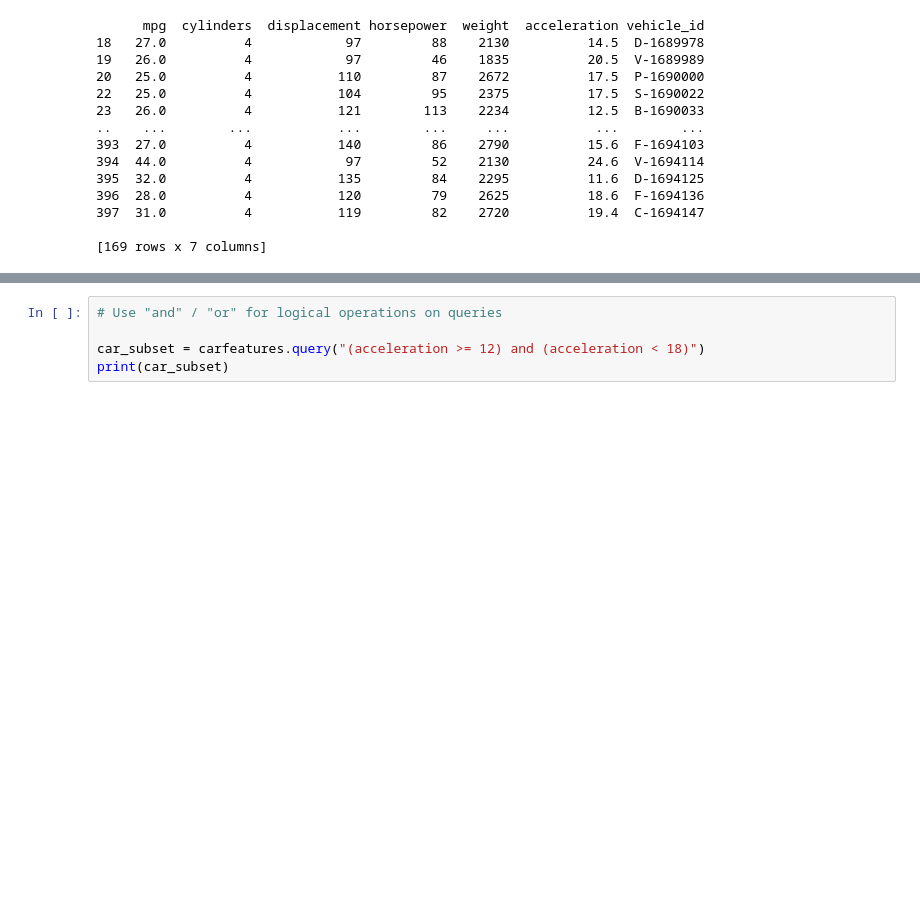
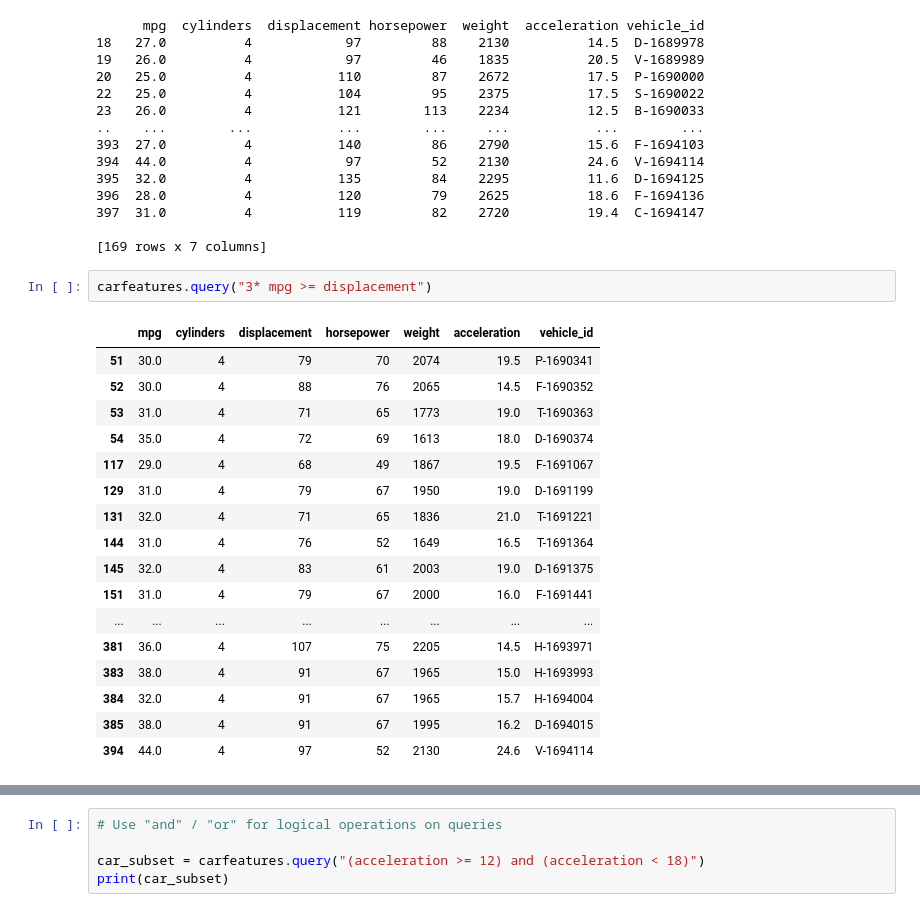
Before and after one commit to inisokoya/datasci151fall2026, a Jupyter notebook: lecture_08_pandas/Lecture08 copy.ipynb, the cells around one changed output, grey strips where cells are left out. Cells and saved outputs as stored; diff of their text form; blank space fills up the shorter version.

```diff
--- a/lecture_08_pandas/Lecture08 copy.ipynb
+++ b/lecture_08_pandas/Lecture08 copy.ipynb
@@ -961,6 +1011,26 @@ print(high_mileagecars)
 397  31.0          4           119         82    2720          19.4  C-1694147
 
 [169 rows x 7 columns]
+# %%
+carfeatures.query("3* mpg >= displacement")
+# %% [output]
+|  | mpg | cylinders | displacement | horsepower | weight | acceleration | vehicle_id |
+| 51 | 30.0 | 4 | 79 | 70 | 2074 | 19.5 | P-1690341 |
+| 52 | 30.0 | 4 | 88 | 76 | 2065 | 14.5 | F-1690352 |
+| 53 | 31.0 | 4 | 71 | 65 | 1773 | 19.0 | T-1690363 |
+| 54 | 35.0 | 4 | 72 | 69 | 1613 | 18.0 | D-1690374 |
+| 117 | 29.0 | 4 | 68 | 49 | 1867 | 19.5 | F-1691067 |
+| 129 | 31.0 | 4 | 79 | 67 | 1950 | 19.0 | D-1691199 |
+| 131 | 32.0 | 4 | 71 | 65 | 1836 | 21.0 | T-1691221 |
+| 144 | 31.0 | 4 | 76 | 52 | 1649 | 16.5 | T-1691364 |
+| 145 | 32.0 | 4 | 83 | 61 | 2003 | 19.0 | D-1691375 |
+| 151 | 31.0 | 4 | 79 | 67 | 2000 | 16.0 | F-1691441 |
+| ... | ... | ... | ... | ... | ... | ... | ... |
+| 381 | 36.0 | 4 | 107 | 75 | 2205 | 14.5 | H-1693971 |
+| 383 | 38.0 | 4 | 91 | 67 | 1965 | 15.0 | H-1693993 |
+| 384 | 32.0 | 4 | 91 | 67 | 1965 | 15.7 | H-1694004 |
+| 385 | 38.0 | 4 | 91 | 67 | 1995 | 16.2 | D-1694015 |
+| 394 | 44.0 | 4 | 97 | 52 | 2130 | 24.6 | V-1694114 |
 # %%
 group_4 = df_ht_wt.query("GroupID == 4")
 print(group_4)
```
Also changed, not shown: parts of 19 cells of this notebook.
